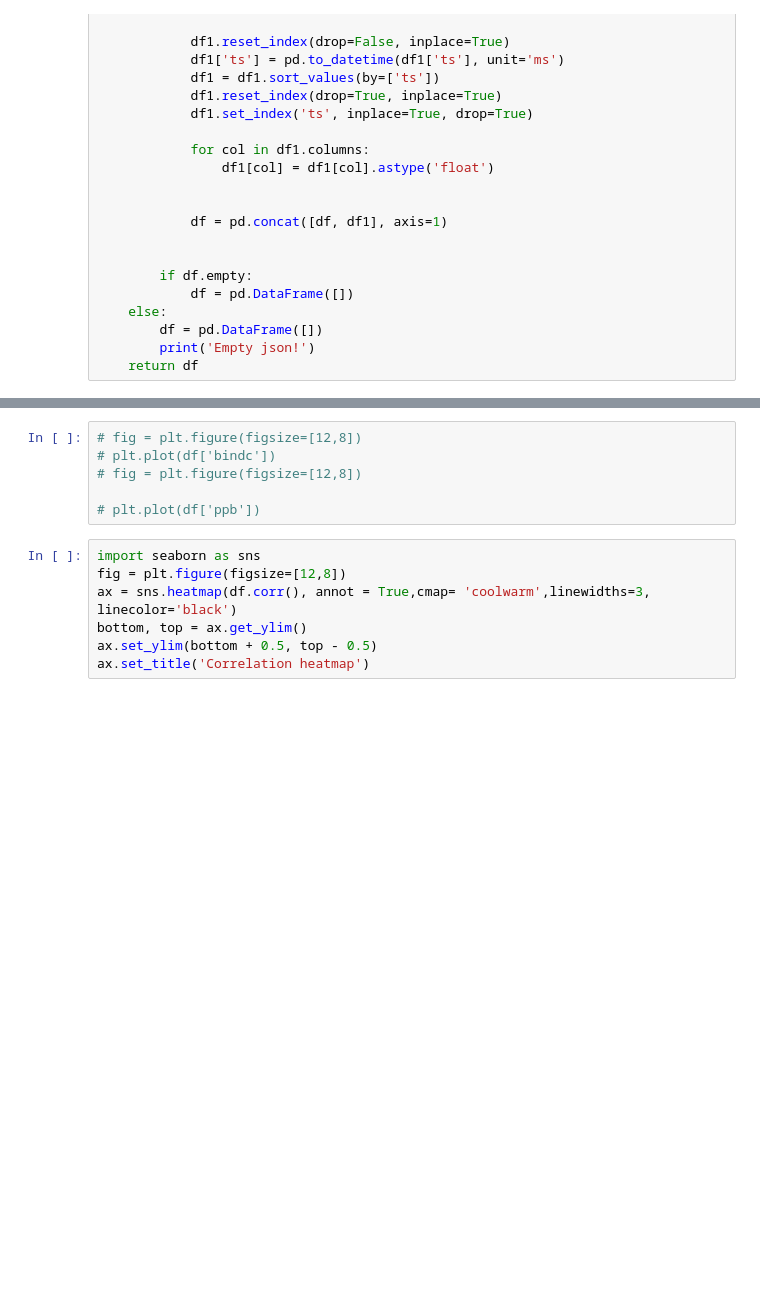
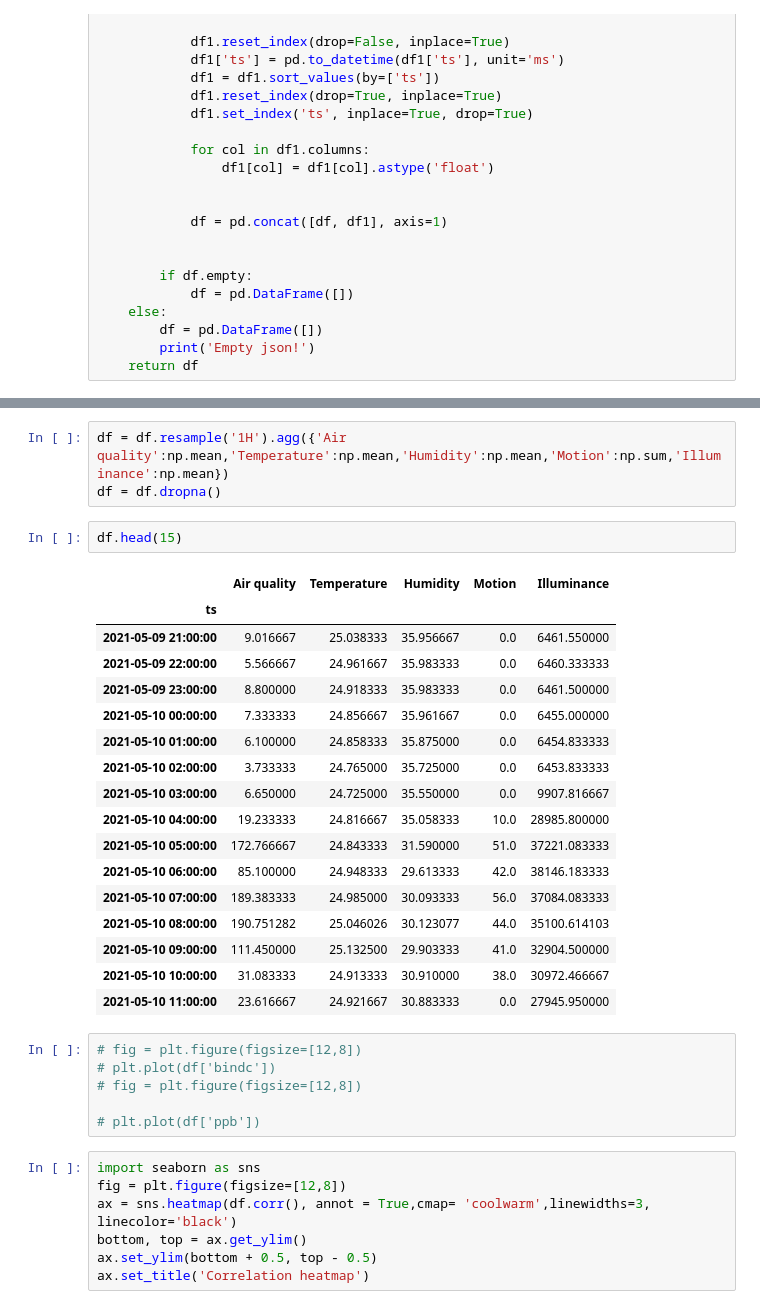
Before and after one commit to AimiliaPapagiannaki/thingsboard, a Jupyter notebook: m3/3o_dimotiko.ipynb, the cells around one changed output, grey strips where cells are left out. Cells and saved outputs as stored; diff of their text form; blank space fills up the shorter version.

```diff
--- a/m3/3o_dimotiko.ipynb
+++ b/m3/3o_dimotiko.ipynb
@@ -115,3 +150,26 @@ df.describe()
+# %%
+df = df.resample('1H').agg({'Air quality':np.mean,'Temperature':np.mean,'Humidity':np.mean,'Motion':np.sum,'Illuminance':np.mean})
+df = df.dropna()
+# %%
+df.head(15)
+# %% [output]
+|  | Air quality | Temperature | Humidity | Motion | Illuminance |
+| ts |  |  |  |  |  |
+| 2021-05-09 21:00:00 | 9.016667 | 25.038333 | 35.956667 | 0.0 | 6461.550000 |
+| 2021-05-09 22:00:00 | 5.566667 | 24.961667 | 35.983333 | 0.0 | 6460.333333 |
+| 2021-05-09 23:00:00 | 8.800000 | 24.918333 | 35.983333 | 0.0 | 6461.500000 |
+| 2021-05-10 00:00:00 | 7.333333 | 24.856667 | 35.961667 | 0.0 | 6455.000000 |
+| 2021-05-10 01:00:00 | 6.100000 | 24.858333 | 35.875000 | 0.0 | 6454.833333 |
+| 2021-05-10 02:00:00 | 3.733333 | 24.765000 | 35.725000 | 0.0 | 6453.833333 |
+| 2021-05-10 03:00:00 | 6.650000 | 24.725000 | 35.550000 | 0.0 | 9907.816667 |
+| 2021-05-10 04:00:00 | 19.233333 | 24.816667 | 35.058333 | 10.0 | 28985.800000 |
+| 2021-05-10 05:00:00 | 172.766667 | 24.843333 | 31.590000 | 51.0 | 37221.083333 |
+| 2021-05-10 06:00:00 | 85.100000 | 24.948333 | 29.613333 | 42.0 | 38146.183333 |
+| 2021-05-10 07:00:00 | 189.383333 | 24.985000 | 30.093333 | 56.0 | 37084.083333 |
+| 2021-05-10 08:00:00 | 190.751282 | 25.046026 | 30.123077 | 44.0 | 35100.614103 |
+| 2021-05-10 09:00:00 | 111.450000 | 25.132500 | 29.903333 | 41.0 | 32904.500000 |
+| 2021-05-10 10:00:00 | 31.083333 | 24.913333 | 30.910000 | 38.0 | 30972.466667 |
+| 2021-05-10 11:00:00 | 23.616667 | 24.921667 | 30.883333 | 0.0 | 27945.950000 |
 # %%
 # fig = plt.figure(figsize=[12,8])
 # plt.plot(df['bindc'])
```
Also changed, not shown: parts of 6 cells of this notebook.
